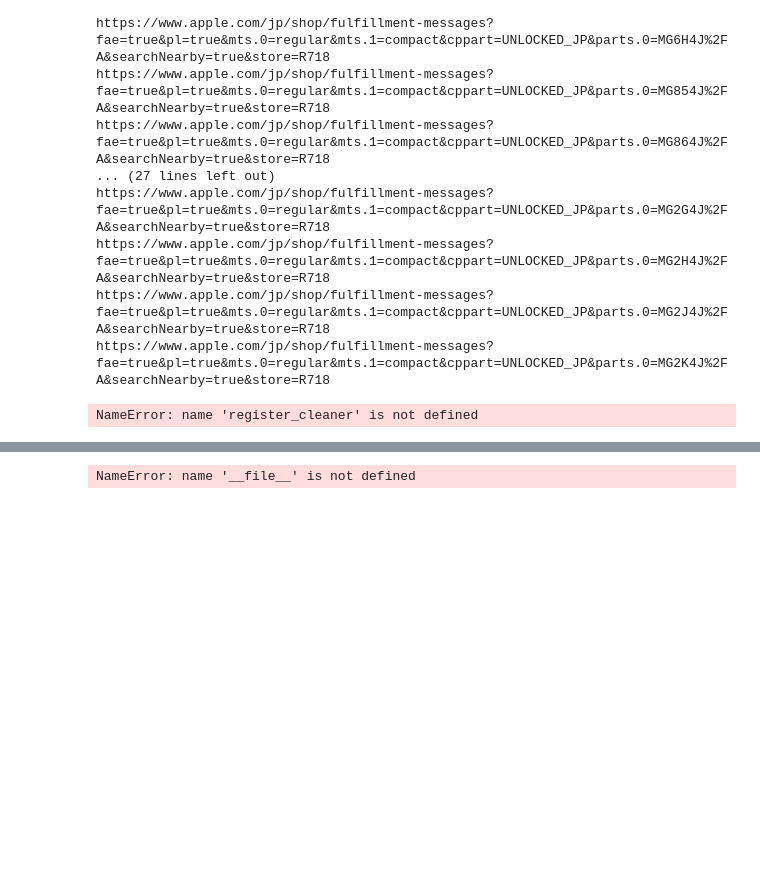
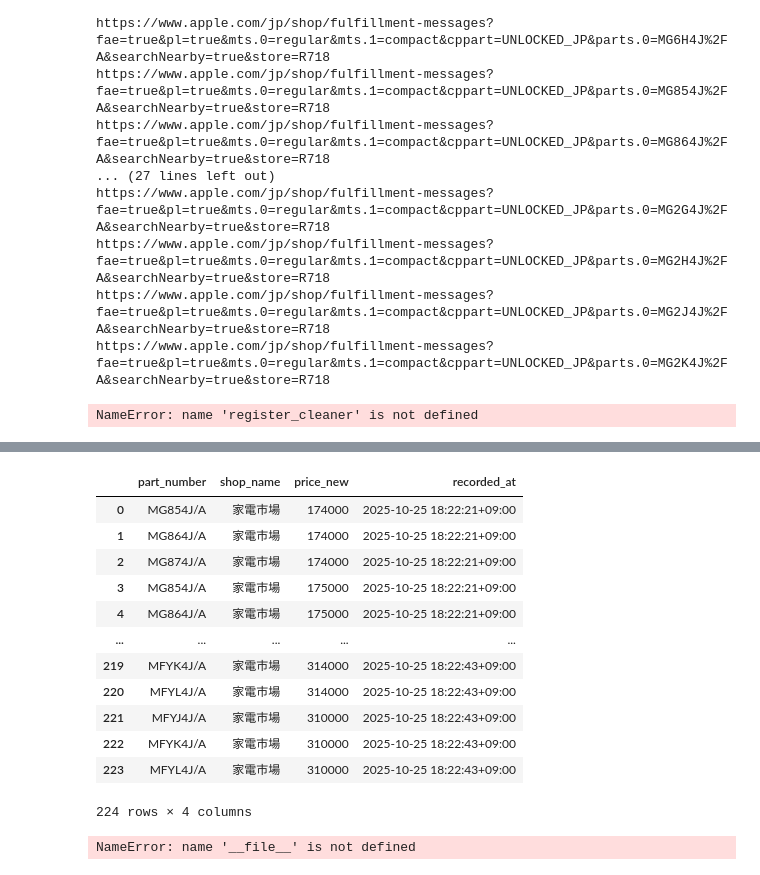
Before and after one commit to zhujiansamuel/YamagotiProjects, a Jupyter notebook: 代码验证.ipynb, the cells around one changed output, grey strips where cells are left out. Cells and saved outputs as stored; diff of their text form; code cells hidden in the pictures; blank space fills up the shorter version.

```diff
--- a/代码验证.ipynb
+++ b/代码验证.ipynb
@@ -3304,3 +4025,20 @@ res
+# %%
+res = clean_shop13(df_13)
+res
+# %% [output]
+|  | part_number | shop_name | price_new | recorded_at |
+| 0 | MG854J/A | 家電市場 | 174000 | 2025-10-25 18:22:21+09:00 |
+| 1 | MG864J/A | 家電市場 | 174000 | 2025-10-25 18:22:21+09:00 |
+| 2 | MG874J/A | 家電市場 | 174000 | 2025-10-25 18:22:21+09:00 |
+| 3 | MG854J/A | 家電市場 | 175000 | 2025-10-25 18:22:21+09:00 |
+| 4 | MG864J/A | 家電市場 | 175000 | 2025-10-25 18:22:21+09:00 |
+| ... | ... | ... | ... | ... |
+| 219 | MFYK4J/A | 家電市場 | 314000 | 2025-10-25 18:22:43+09:00 |
+| 220 | MFYL4J/A | 家電市場 | 314000 | 2025-10-25 18:22:43+09:00 |
+| 221 | MFYJ4J/A | 家電市場 | 310000 | 2025-10-25 18:22:43+09:00 |
+| 222 | MFYK4J/A | 家電市場 | 310000 | 2025-10-25 18:22:43+09:00 |
+| 223 | MFYL4J/A | 家電市場 | 310000 | 2025-10-25 18:22:43+09:00 |
+224 rows × 4 columns
 # %%
 import re, requests
 from bs4 import BeautifulSoup  # pip install beautifulsoup4
```
Also changed, not shown: parts of 6 cells of this notebook, 2 other files.
